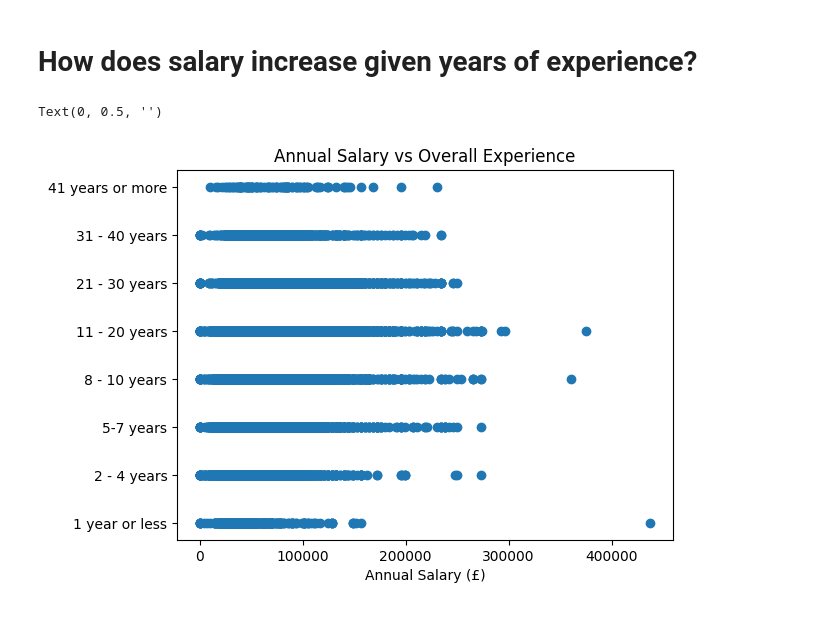
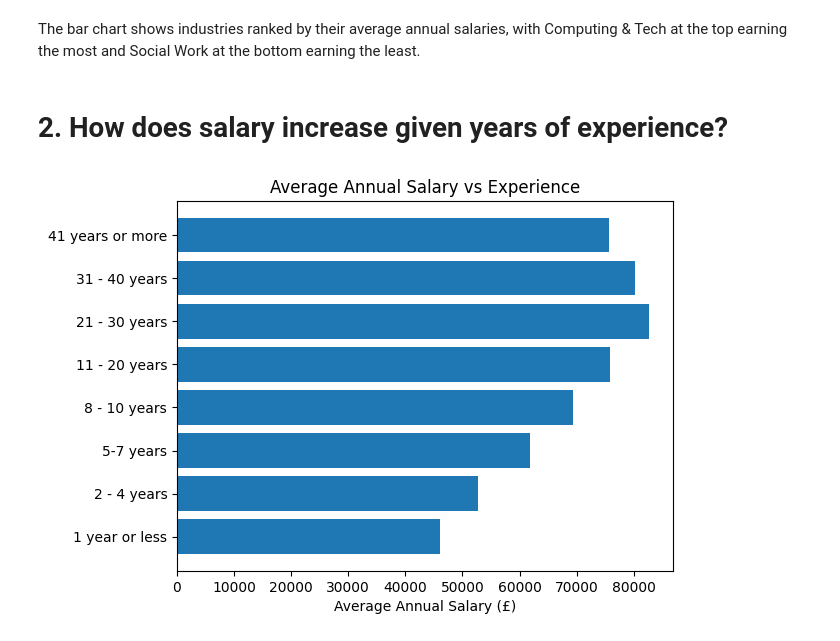
Before and after one commit to mabdullah2971/Portfolio, a Jupyter notebook: Salary Survey Analysis/data_analysis.ipynb, the cells around one changed output. Drawn from its saved outputs; the diff is of its cells as text; code cells hidden in the pictures.

```diff
--- a/Salary Survey Analysis/data_analysis.ipynb
+++ b/Salary Survey Analysis/data_analysis.ipynb
@@ -23,19 +25,24 @@ plt.show()
+# %% [markdown]
+The bar chart shows industries ranked by their average annual salaries, with Computing & Tech at the top earning the most and Social Work at the bottom earning the least.
 # %% [markdown]
-# How does salary increase given years of experience?
+# 2. How does salary increase given years of experience?
 # %%
 # Define order for experience bins
 experience_order = ['1 year or less', '2 - 4 years', '5-7 years', '8 - 10 years', '11 - 20 years', '21 - 30 years', '31 - 40 years', '41 years or more']
 
 # Create dictionary mapping experience to order
 exp_map = {exp: i for i, exp in enumerate(experience_order)}
+
+# Group the data by Field_Experience and calculate the mean annual salary for each group
+avg_salary_by_experience = df.groupby('Field_Experience')['Annual_Salary'].mean()
+
+# Create a bar chart
+plt.figure()
+plt.barh(range(len(experience_order)), avg_salary_by_experience[experience_order])
+plt.yticks(range(len(experience_order)), experience_order)
+plt.title('Average Annual Salary vs Experience')
+plt.xlabel('Average Annual Salary (£)')
+plt.ylabel('')
+plt.show()
+# %% [output]
+[figure, added]
-# %%
-# Scatterplot with Overall Experience
-plt.figure()
-plt.scatter(df['Annual_Salary'], df['Overall_Experience'].replace(exp_map))
-plt.yticks(range(len(experience_order)), experience_order)
-plt.title('Annual Salary vs Overall Experience')
-plt.xlabel('Annual Salary (£)')
-plt.ylabel('')
-# %% [output]
-Text(0, 0.5, '')
-[figure, removed]
```
Also changed, not shown: parts of 17 cells of this notebook, 5 other files.
